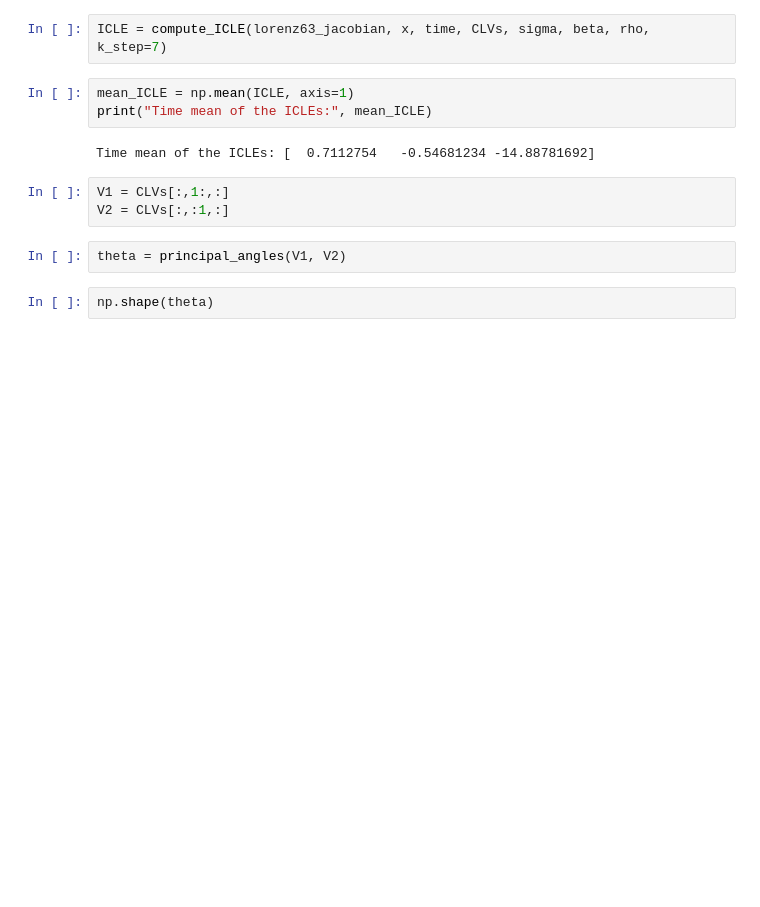
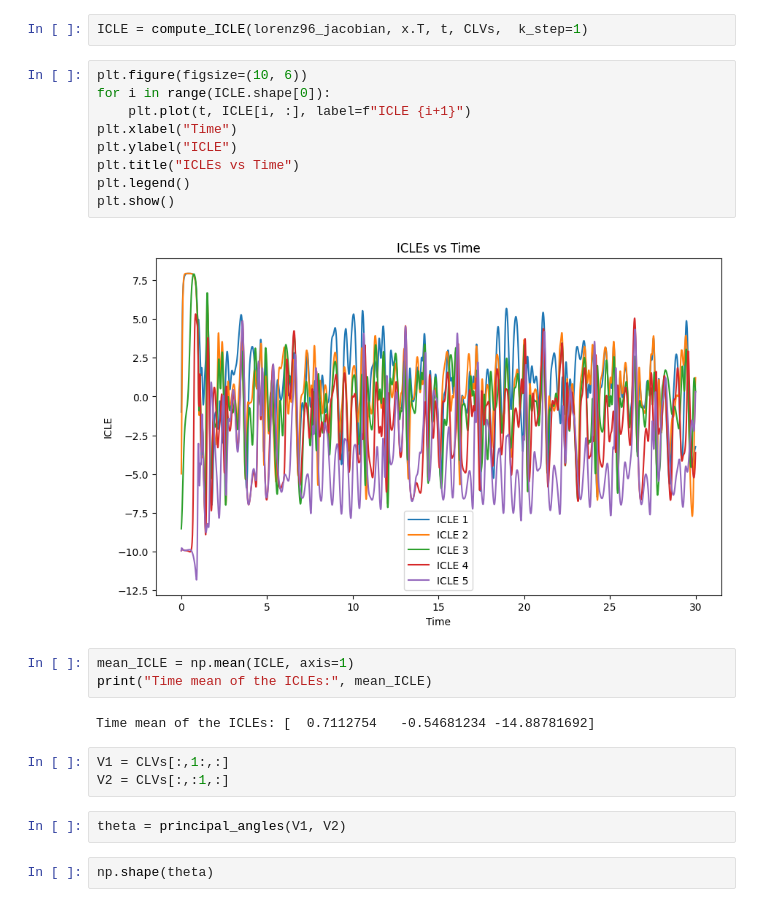
Before and after one commit to MagriLab/clvlib, a Jupyter notebook: prova.ipynb, the cells around one changed output. Saved outputs shown, nothing was run; the diff lists cells and outputs as text; blank space fills up the shorter version.

```diff
--- a/prova.ipynb
+++ b/prova.ipynb
@@ -130,5 +97,16 @@ Final Lyapunov Exponents: [  0.71939161   0.03046156 -14.41642288]
 # %%
-ICLE = compute_ICLE(lorenz63_jacobian, x, time, CLVs, sigma, beta, rho, k_step=7)
+ICLE = compute_ICLE(lorenz96_jacobian, x.T, t, CLVs,  k_step=1)
+# %%
+plt.figure(figsize=(10, 6))
+for i in range(ICLE.shape[0]):
+    plt.plot(t, ICLE[i, :], label=f"ICLE {i+1}")
+plt.xlabel("Time")
+plt.ylabel("ICLE")
+plt.title("ICLEs vs Time")
+plt.legend()
+plt.show()
+# %% [output]
+[figure, added]
 # %%
 mean_ICLE = np.mean(ICLE, axis=1)
 print("Time mean of the ICLEs:", mean_ICLE)
```
Also changed, not shown: parts of 15 cells of this notebook, 7 other files.
